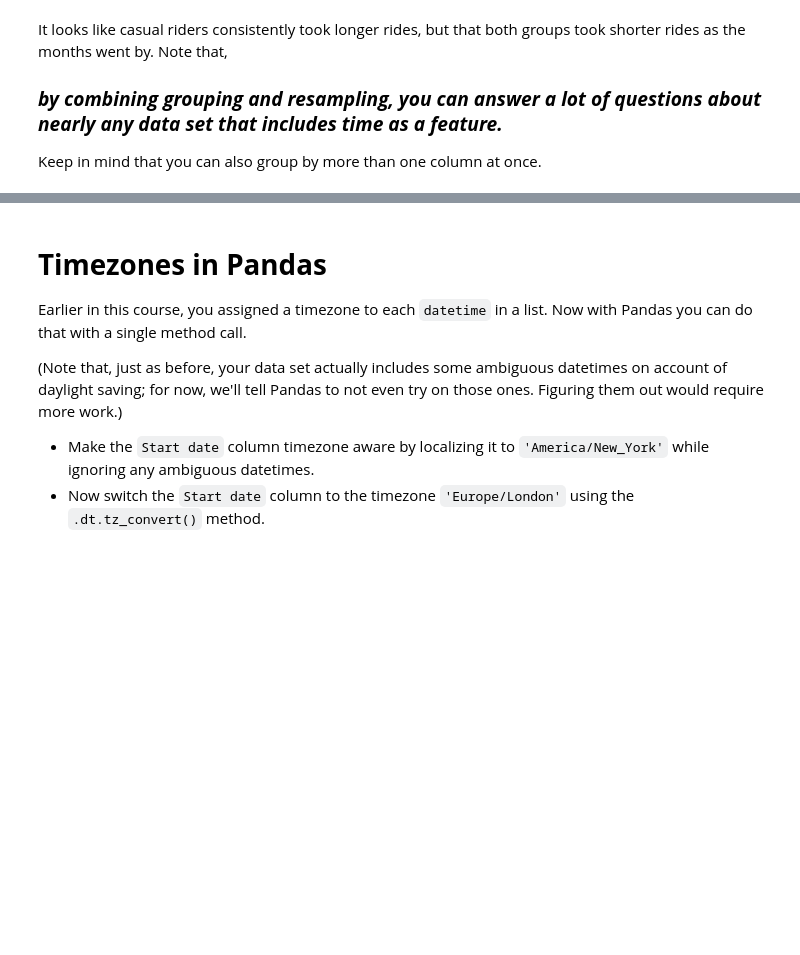
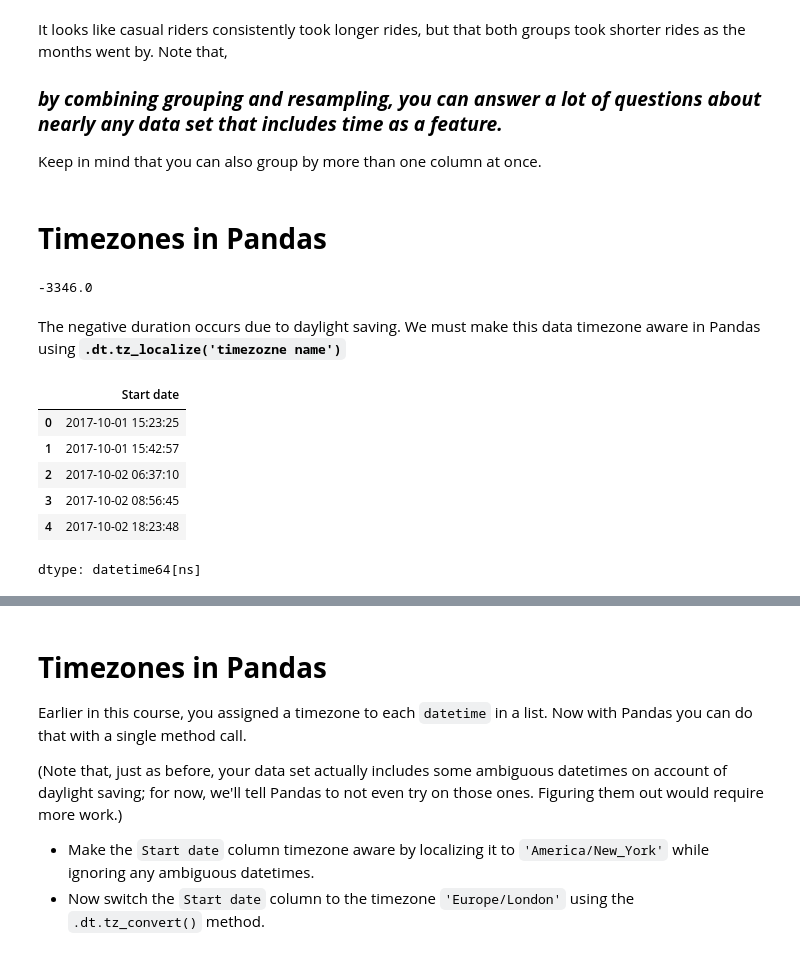
Before and after one commit to armeros/DC_DataMani_Datetimes, a Jupyter notebook: Datetime.ipynb, the cells around one changed output, grey strips where cells are left out. Saved outputs shown, nothing was run; the diff lists cells and outputs as text; code cells hidden in the pictures; blank space fills up the shorter version.

```diff
--- a/Datetime.ipynb
+++ b/Datetime.ipynb
@@ -1438,3 +1812,27 @@ It looks like casual riders consistently took longer rides, but that both groups
 ### ***by combining grouping and resampling, you can answer a lot of questions about nearly any data set that includes time as a feature.***
 
 Keep in mind that you can also group by more than one column at once.
+# %% [markdown]
+# **Timezones in Pandas**
+# %%
+import pandas as pd
+
+rides = pd.read_csv('capital-onebike.csv', parse_dates = ["Start date", "End date"])
+ride_durations = rides["End date"] - rides["Start date"]
+rides["Duration"] = ride_durations.dt.total_seconds()
+
+rides["Duration"].min()
+# %% [output]
+-3346.0
+# %% [markdown]
+The negative duration occurs due to daylight saving.  We must make this data timezone aware in Pandas using **`.dt.tz_localize('timezozne name')`**
+# %%
+rides['Start date'].head()
+# %% [output]
+|  | Start date |
+| 0 | 2017-10-01 15:23:25 |
+| 1 | 2017-10-01 15:42:57 |
+| 2 | 2017-10-02 06:37:10 |
+| 3 | 2017-10-02 08:56:45 |
+| 4 | 2017-10-02 18:23:48 |
+dtype: datetime64[ns]
```
Also changed, not shown: parts of 107 cells of this notebook.
